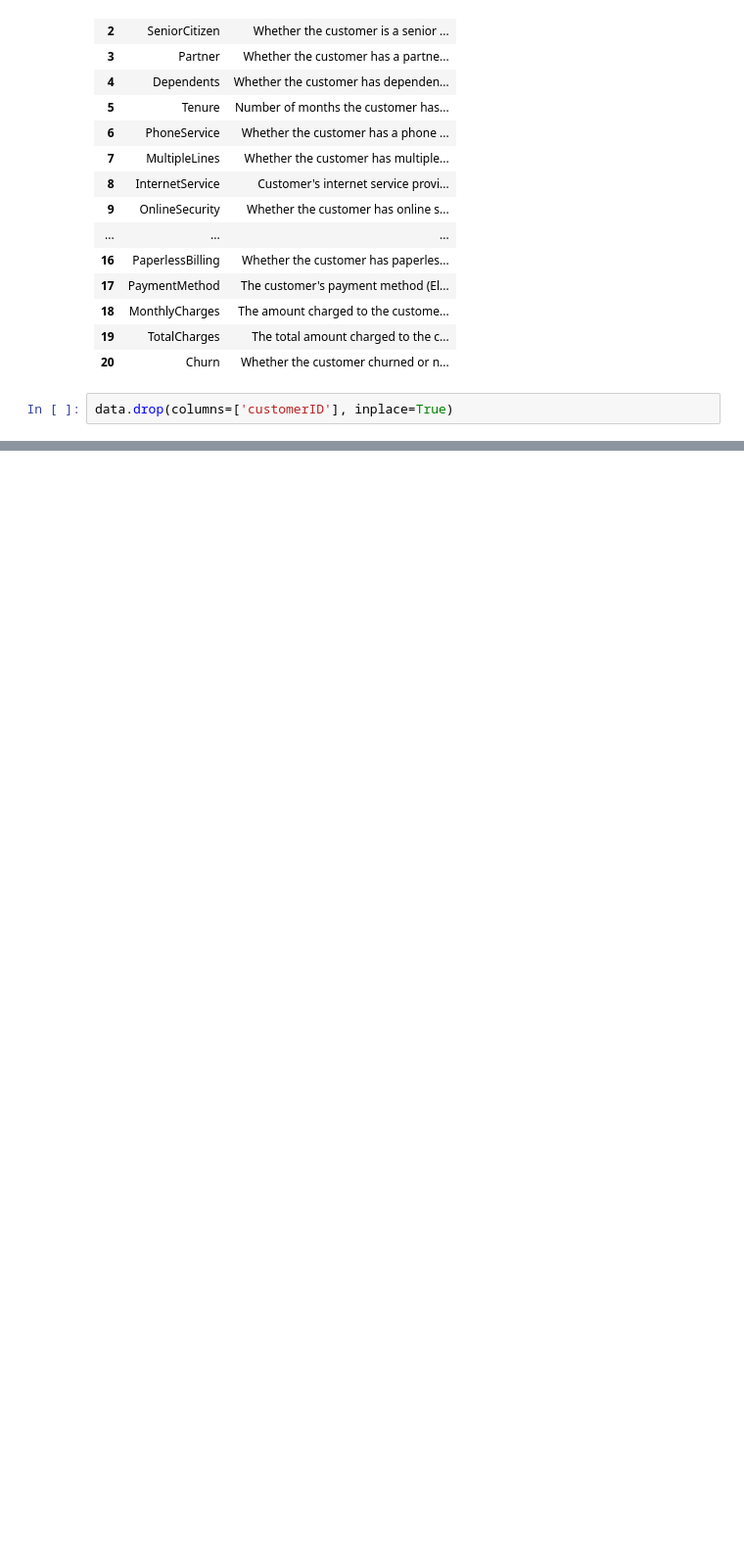
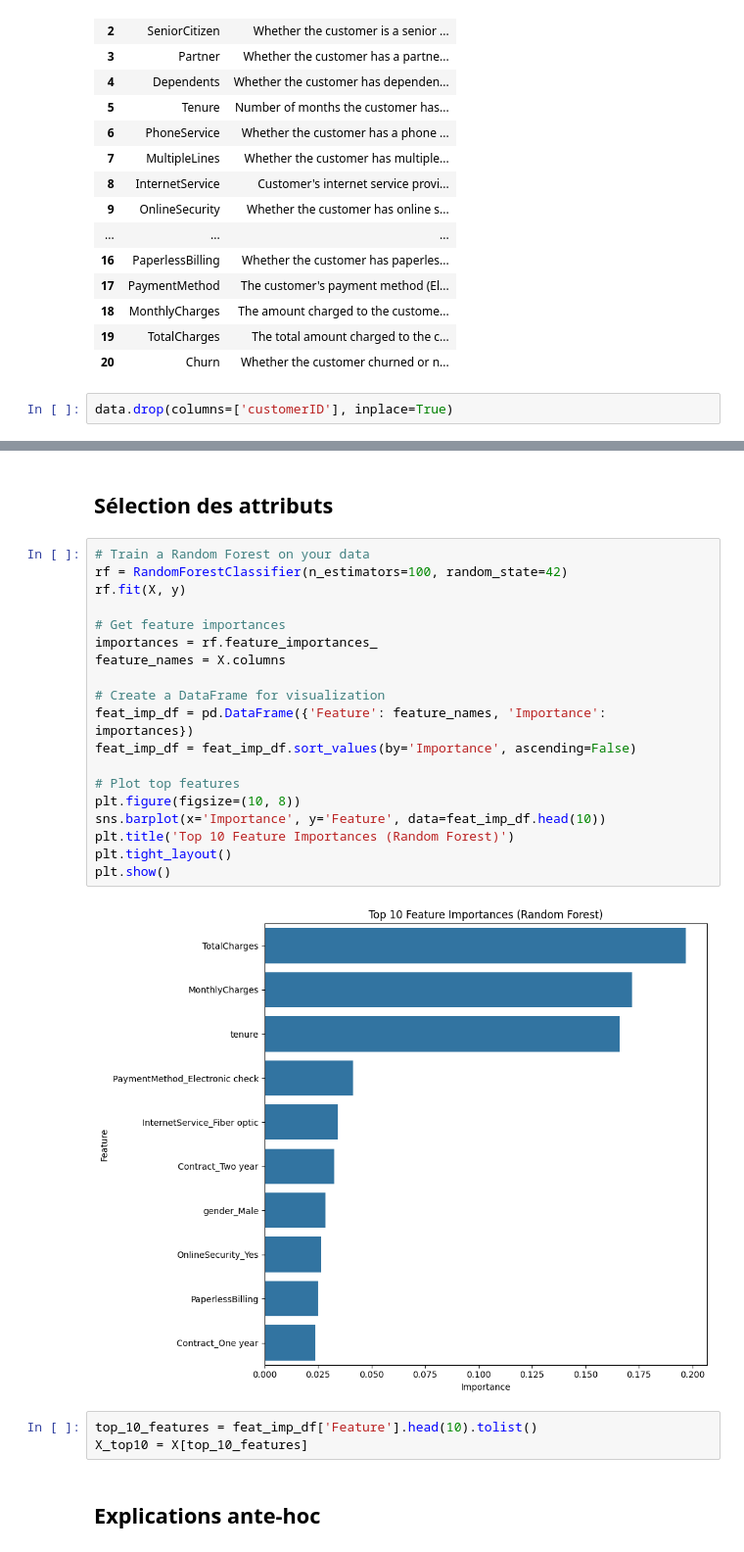
Before and after one commit to michaelstrefeler/XAI_Labs, a Jupyter notebook: mini_projet/churn.ipynb, the cells around one changed output, grey strips where cells are left out. Shown at 98% size. Drawn from its saved outputs; the diff is of its cells as text; blank space fills up the shorter version.

```diff
--- a/mini_projet/churn.ipynb
+++ b/mini_projet/churn.ipynb
@@ -127,0 +147,28 @@ SHAP pour interprétation globale (post-hoc), interprétation locale
+# %% [markdown]
+## Sélection des attributs
+# %%
+# Train a Random Forest on your data
+rf = RandomForestClassifier(n_estimators=100, random_state=42)
+rf.fit(X, y)
+
+# Get feature importances
+importances = rf.feature_importances_
+feature_names = X.columns
+
+# Create a DataFrame for visualization
+feat_imp_df = pd.DataFrame({'Feature': feature_names, 'Importance': importances})
+feat_imp_df = feat_imp_df.sort_values(by='Importance', ascending=False)
+
+# Plot top features
+plt.figure(figsize=(10, 8))
+sns.barplot(x='Importance', y='Feature', data=feat_imp_df.head(10))
+plt.title('Top 10 Feature Importances (Random Forest)')
+plt.tight_layout()
+plt.show()
+# %% [output]
+[figure, added]
+# %%
+top_10_features = feat_imp_df['Feature'].head(10).tolist()
+X_top10 = X[top_10_features]
+# %% [markdown]
+## Explications ante-hoc
```
Also changed, not shown: parts of 24 cells of this notebook, 2 other files.
